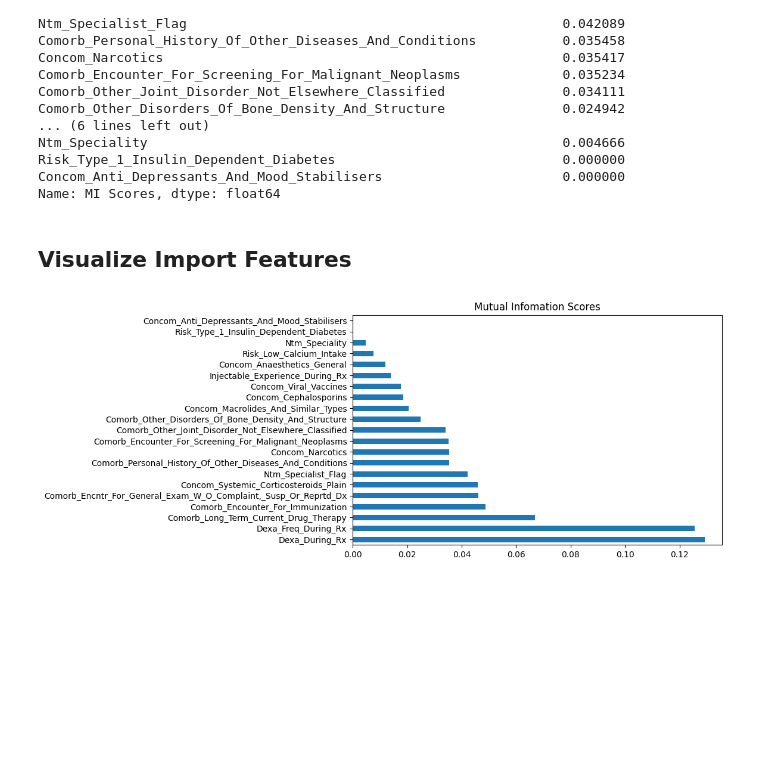
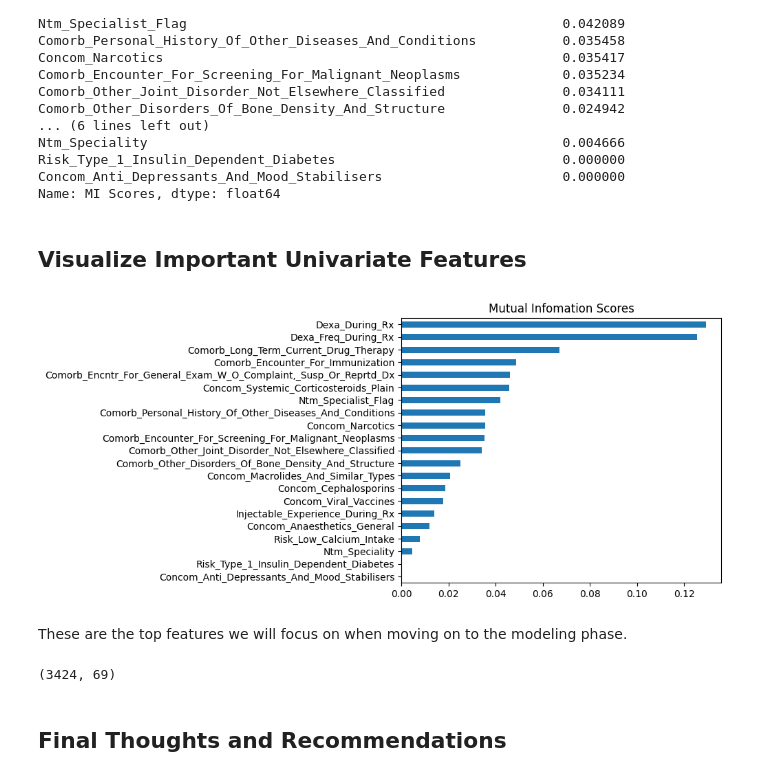
Before and after one commit to matthewiversen/data-glacier-internship, a Jupyter notebook: week-10/notebook.ipynb, the cells around one changed output. Drawn from its saved outputs; the diff is of its cells as text; code cells hidden in the pictures; blank space fills up the shorter version.

Commit message:
updated recommendations

```diff
--- a/week-10/notebook.ipynb
+++ b/week-10/notebook.ipynb
@@ -400,11 +406,19 @@ Risk_Type_1_Insulin_Dependent_Diabetes                             0.000000
 Concom_Anti_Depressants_And_Mood_Stabilisers                       0.000000
 Name: MI Scores, dtype: float64
 # %% [markdown]
-## Visualize Import Features
+## Visualize Important Univariate Features
 # %%
-plt.figure(figsize=(8, 5))
-mi_scores.plot(kind="barh")
+plt.figure(figsize=(6, 5))
+mi_scores.sort_values(ascending=True).plot(kind="barh")
 plt.title("Mutual Infomation Scores")
 plt.show()
 # %% [output]
-[figure, old version]
+[figure, new version]
+# %% [markdown]
+These are the top features we will focus on when moving on to the modeling phase.
+# %%
+df.shape
+# %% [output]
+(3424, 69)
+# %% [markdown]
+## Final Thoughts and Recommendations
```
Also changed, not shown: parts of 2 cells of this notebook.
